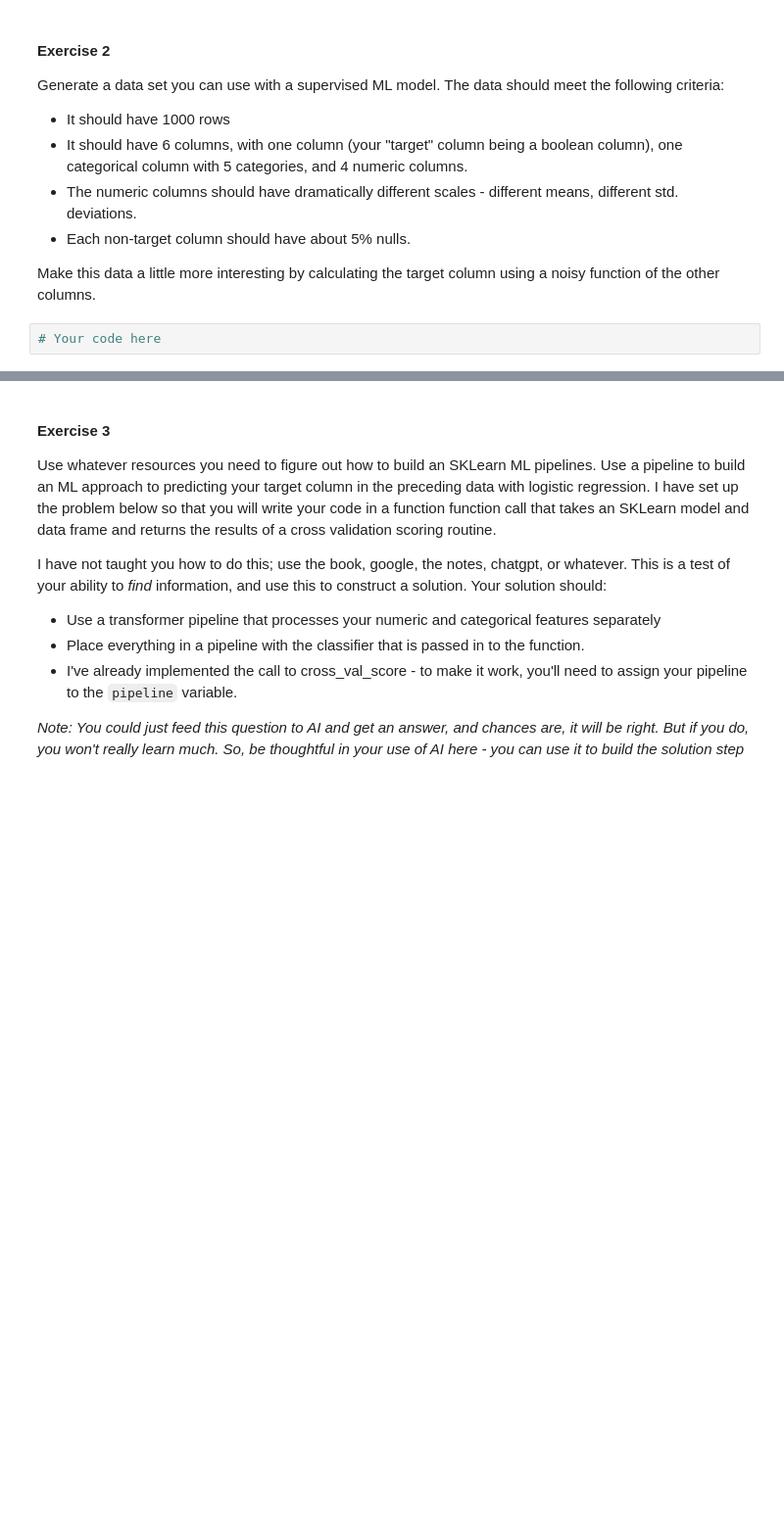
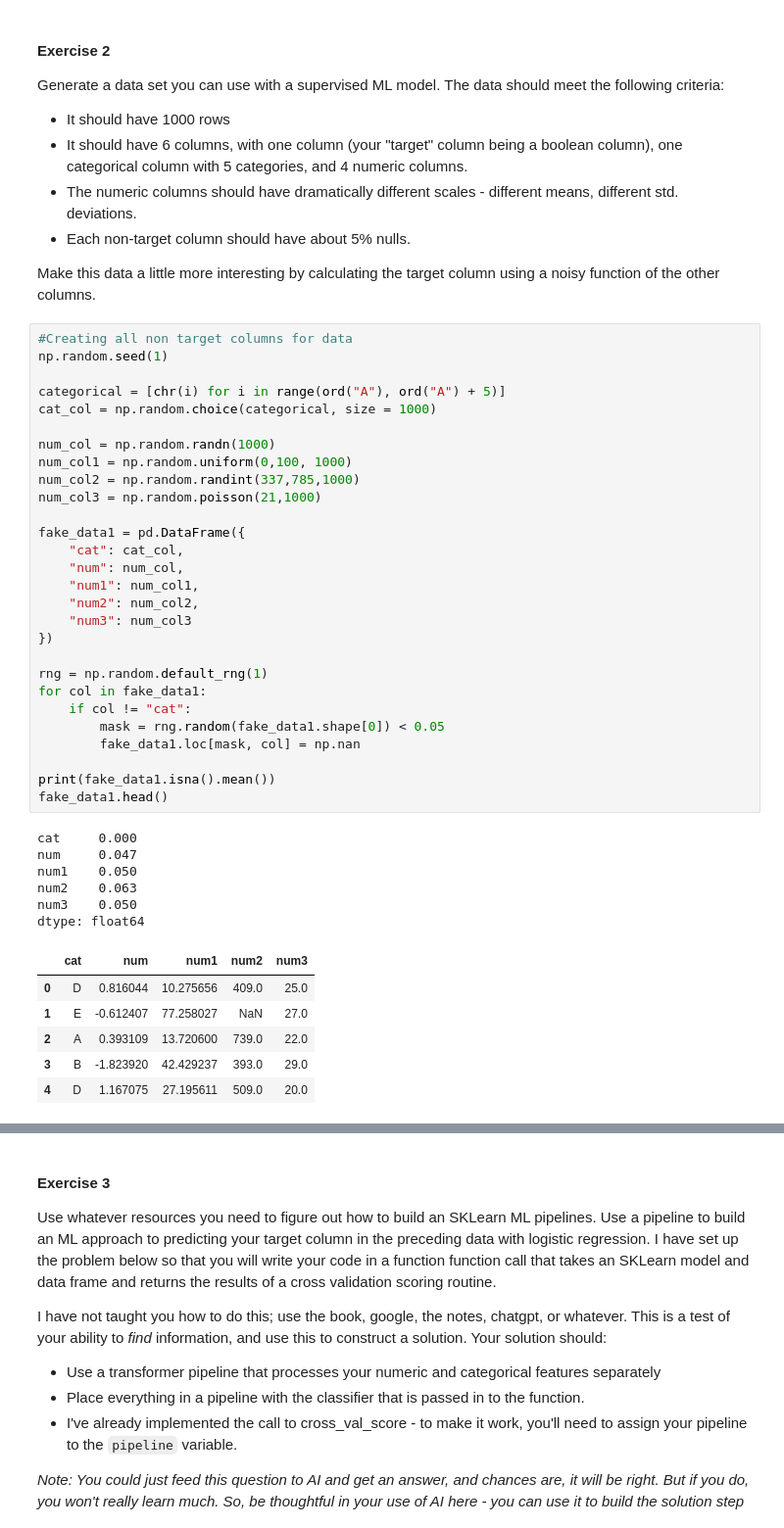
Before and after one commit to SU-IST707-FS25/week-2-materials-zseidel18, a Jupyter notebook: assignment.ipynb, the cells around one changed output, grey strips where cells are left out. Shown: that part at 98% size. Saved outputs shown, nothing was run; the diff lists cells and outputs as text; blank space fills up the shorter version.

```diff
--- a/assignment.ipynb
+++ b/assignment.ipynb
@@ -118,5 +118,44 @@ Generate a data set you can use with a supervised ML model.  The data should mee
 
 Make this data a little more interesting by calculating the target column using a noisy function of the other columns.
 # %%
-# Your code here
+#Creating all non target columns for data
+np.random.seed(1)
+
+categorical = [chr(i) for i in range(ord("A"), ord("A") + 5)]
+cat_col = np.random.choice(categorical, size = 1000)
+
+num_col = np.random.randn(1000)
+num_col1 = np.random.uniform(0,100, 1000)
+num_col2 = np.random.randint(337,785,1000)
+num_col3 = np.random.poisson(21,1000)
+
+fake_data1 = pd.DataFrame({
+    "cat": cat_col,
+    "num": num_col,
+    "num1": num_col1,
+    "num2": num_col2,
+    "num3": num_col3
+})
+
+rng = np.random.default_rng(1)
+for col in fake_data1:
+    if col != "cat":
+        mask = rng.random(fake_data1.shape[0]) < 0.05
+        fake_data1.loc[mask, col] = np.nan
+
+print(fake_data1.isna().mean())
+fake_data1.head()
+# %% [output]
+cat     0.000
+num     0.047
+num1    0.050
+num2    0.063
+num3    0.050
+dtype: float64
+|  | cat | num | num1 | num2 | num3 |
+| 0 | D | 0.816044 | 10.275656 | 409.0 | 25.0 |
+| 1 | E | -0.612407 | 77.258027 | NaN | 27.0 |
+| 2 | A | 0.393109 | 13.720600 | 739.0 | 22.0 |
+| 3 | B | -1.823920 | 42.429237 | 393.0 | 29.0 |
+| 4 | D | 1.167075 | 27.195611 | 509.0 | 20.0 |
 # %%
```
Also changed, not shown: parts of 5 cells of this notebook.
